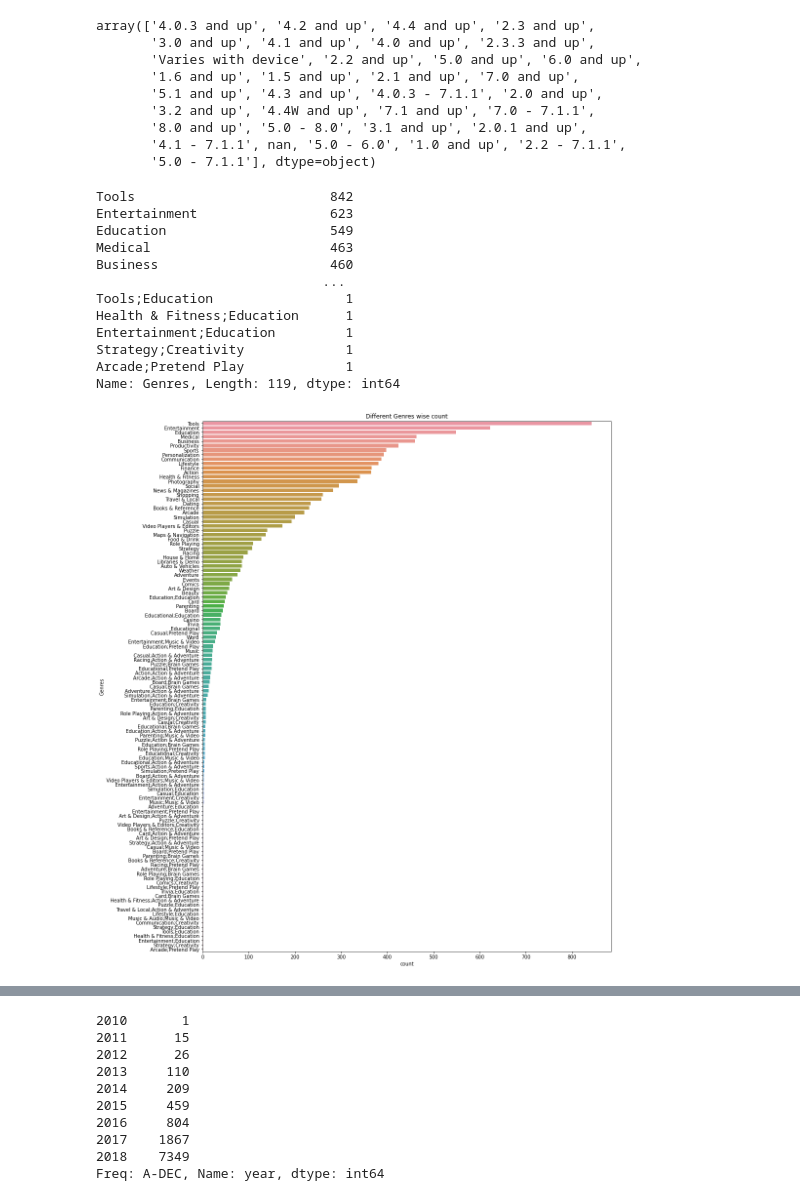
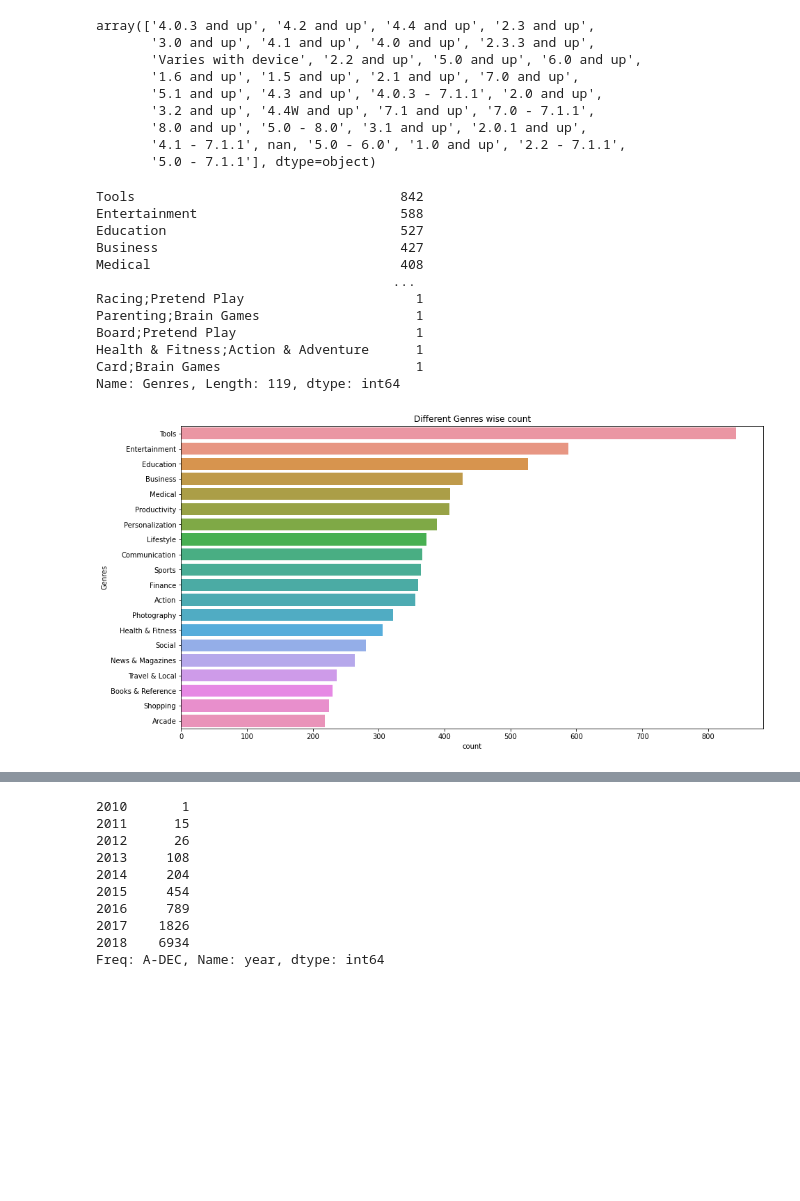
Before and after one commit to DhongariPavan/lay-Store-App-Review-Analysis, a Jupyter notebook: CH_DHONGARI_PAVAN_Play_Store_App_Review_Analysis_Capstone_Project.ipynb, the cells around one changed output, grey strips where cells are left out. Cells and saved outputs as stored; diff of their text form; code cells hidden in the pictures; blank space fills up the shorter version.

```diff
--- a/CH_DHONGARI_PAVAN_Play_Store_App_Review_Analysis_Capstone_Project.ipynb
+++ b/CH_DHONGARI_PAVAN_Play_Store_App_Review_Analysis_Capstone_Project.ipynb
@@ -54,4 +75,7 @@ Android Ver          3
 dtype: int64
+# %%
+app_df['Android Ver'].fillna('Varies with device',inplace=True)
+app_df['Current Ver'].fillna('Varies with device',inplace=True)
 # %%
 #droping the rows which are duplicates, key is compared for all columns
 app_df.drop_duplicates(inplace=True)
@@ -149,26 +173,26 @@ array(['4.0.3 and up', '4.2 and up', '4.4 and up', '2.3 and up',
 # Genres wise count, it will depict most commonly used Genres
 app_df.Genres.value_counts()
 # %% [output]
-Tools                         842
-Entertainment                 623
-Education                     549
-Medical                       463
-Business                      460
-                             ...
-Tools;Education                 1
-Health & Fitness;Education      1
-Entertainment;Education         1
-Strategy;Creativity             1
-Arcade;Pretend Play             1
+Tools                                  842
+Entertainment                          588
+Education                              527
+Business                               427
+Medical                                408
+                                      ...
+Racing;Pretend Play                      1
+Parenting;Brain Games                    1
+Board;Pretend Play                       1
+Health & Fitness;Action & Adventure      1
+Card;Brain Games                         1
 Name: Genres, Length: 119, dtype: int64
 # %%
 # visualizing Size wise count
-plt.figure(figsize = (15,20))
-sns.countplot(y='Genres',data=app_df,order=app_df.Genres.value_counts().index)
+plt.figure(figsize = (15,8))
+sns.countplot(y='Genres',data=app_df,order=app_df.Genres.value_counts().head(20).index)
 plt.title('Different Genres wise count')
 plt.show()
 # %% [output]
-[figure, old version]
+[figure, new version]
 # %%
 # We are taking year wise count of App Updation
 app_df['year'] = app_df['Last Updated'].dt.to_period('Y')
@@ -187,12 +211,12 @@ app_df.year.value_counts().sort_values()
 2010       1
 2011      15
 2012      26
-2013     110
-2014     209
-2015     459
-2016     804
-2017    1867
-2018    7349
+2013     108
+2014     204
+2015     454
+2016     789
+2017    1826
+2018    6934
 Freq: A-DEC, Name: year, dtype: int64
 # %%
 plt.figure(figsize = (10,7))
```
Also changed, not shown: parts of 15 cells of this notebook.
